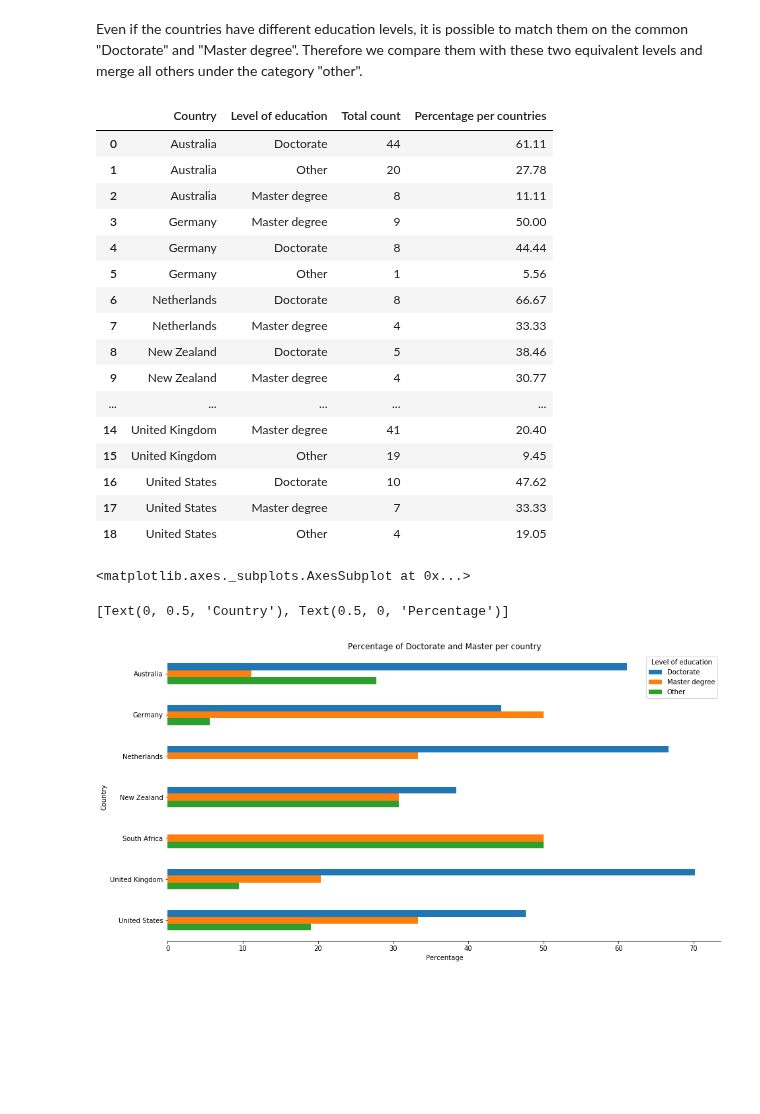
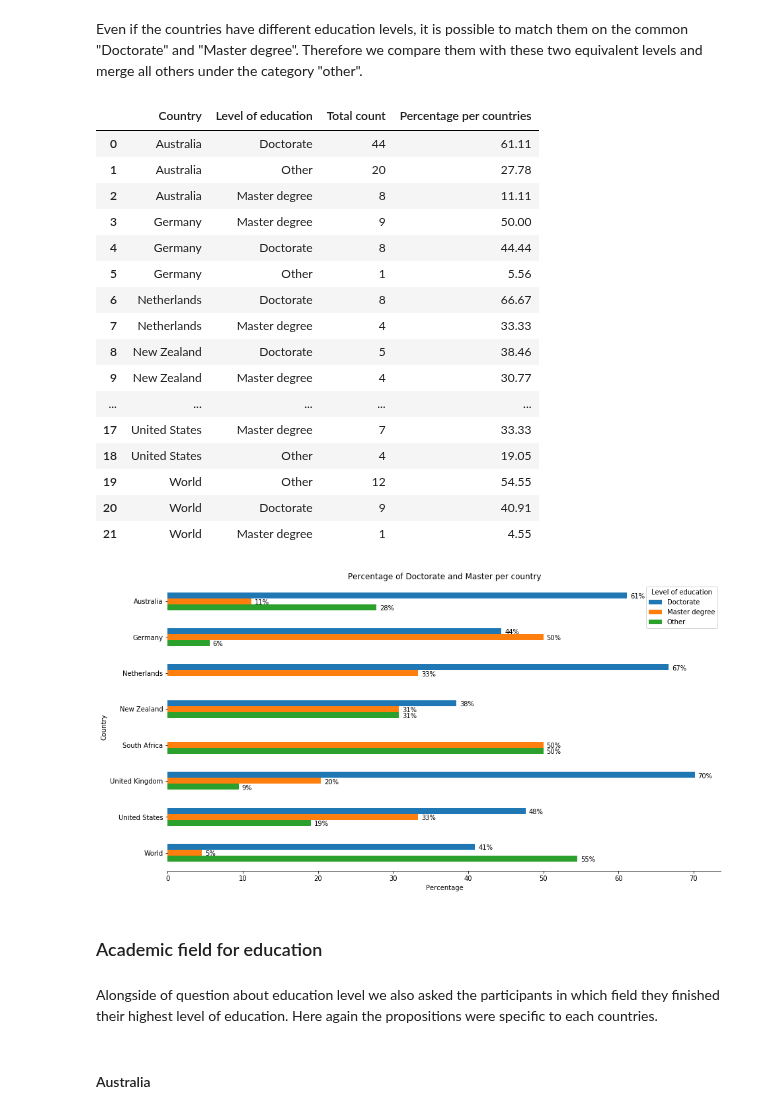
Before and after one commit to softwaresaved/international-survey, a Jupyter notebook: analysis/2018_draft.ipynb, the cells around one changed output. Saved outputs shown, nothing was run; the diff lists cells and outputs as text; code cells hidden in the pictures; blank space fills up the shorter version.

```diff
--- a/analysis/2018_draft.ipynb
+++ b/analysis/2018_draft.ipynb
@@ -320,6 +393,7 @@ df_all_edu_level = df[['edu1qde._.What is the highest level of education you hav
                        'edu1qus._.What is the highest level of education you have attained?',
                        'edu1qzaf._.What is the highest level of education you have attained?',
                        'edu1qnzl._.What is the highest level of education you have attained?',
+                       'edu1qworld._.What is the highest level of education you have attained?',
                        'edu1qaus._.What is the highest level of education you have attained?']].copy()
 
 # Create a column that merge all education columns
@@ -571,30 +682,32 @@ df_edu_comparison
 | 8 | New Zealand | Doctorate | 5 | 38.46 |
 | 9 | New Zealand | Master degree | 4 | 30.77 |
 | ... | ... | ... | ... | ... |
-| 14 | United Kingdom | Master degree | 41 | 20.40 |
-| 15 | United Kingdom | Other | 19 | 9.45 |
-| 16 | United States | Doctorate | 10 | 47.62 |
 | 17 | United States | Master degree | 7 | 33.33 |
 | 18 | United States | Other | 4 | 19.05 |
+| 19 | World | Other | 12 | 54.55 |
+| 20 | World | Doctorate | 9 | 40.91 |
+| 21 | World | Master degree | 1 | 4.55 |
 # %%
 fig, ax = plt.subplots()
 df_plot = df_edu_comparison.pivot(index='Country',
                         columns='Level of education',
                         values='Percentage per countries')
 df_plot.plot(kind='barh',
                   title='Percentage of Doctorate and Master per country',
                   grid=False, ax=ax)
 
 ax.set(xlabel="Percentage", ylabel="Country")
 
 ax.invert_yaxis()  # when barh option, the bars are inverted
 ax.spines['top'].set_visible(False)
 ax.spines['right'].set_visible(False)
 ax.spines['left'].set_visible(False)
-
-plt.show()
-#ax
+for p in ax.patches:
+    if int(round(p.get_width())) > 0:
+        ax.annotate('{}%'.format(str(int(round(p.get_width())))),
+                                 (p.get_x() + p.get_width(), p.get_y()),
+                                  xytext=(5, -9),
+                                  textcoords='offset points')
+plt.show();
 # %% [output]
-<matplotlib.axes._subplots.AxesSubplot at 0x...>
-[Text(0, 0.5, 'Country'), Text(0.5, 0, 'Percentage')]
-[figure, old version]
+[figure, new version]
@@ -603,0 +714,5 @@ for i in structure_survey['1']['edu']:
+# %% [markdown]
+### Academic field for education
+# %% [markdown]
+Alongside of question about education level we also asked the participants in which field they finished their highest level of education.
+Here again the propositions were specific to each countries.
@@ -603,0 +745,2 @@ for i in structure_survey['1']['edu']:
+# %% [markdown]
+#### Australia
```
Also changed, not shown: parts of 39 cells of this notebook.
